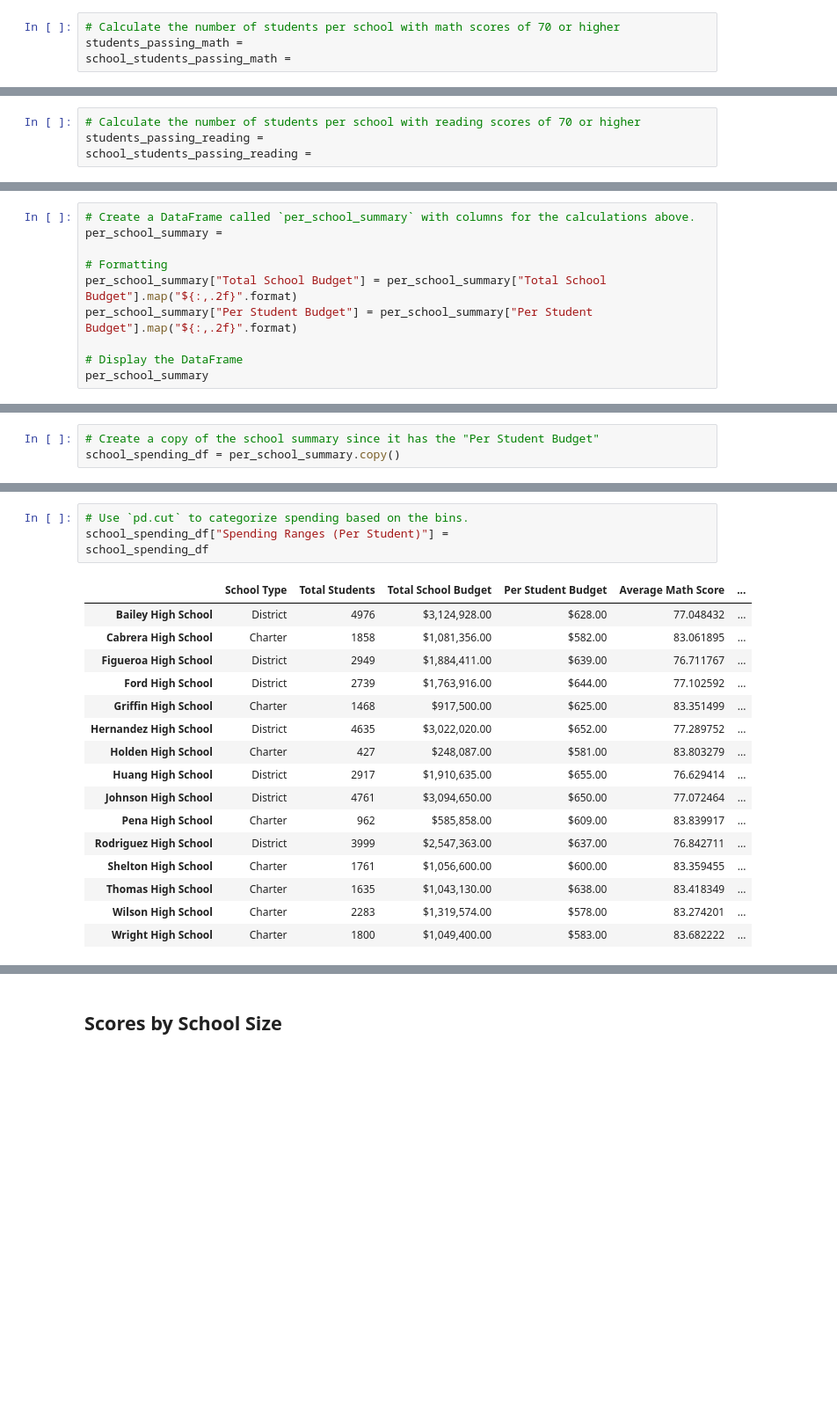
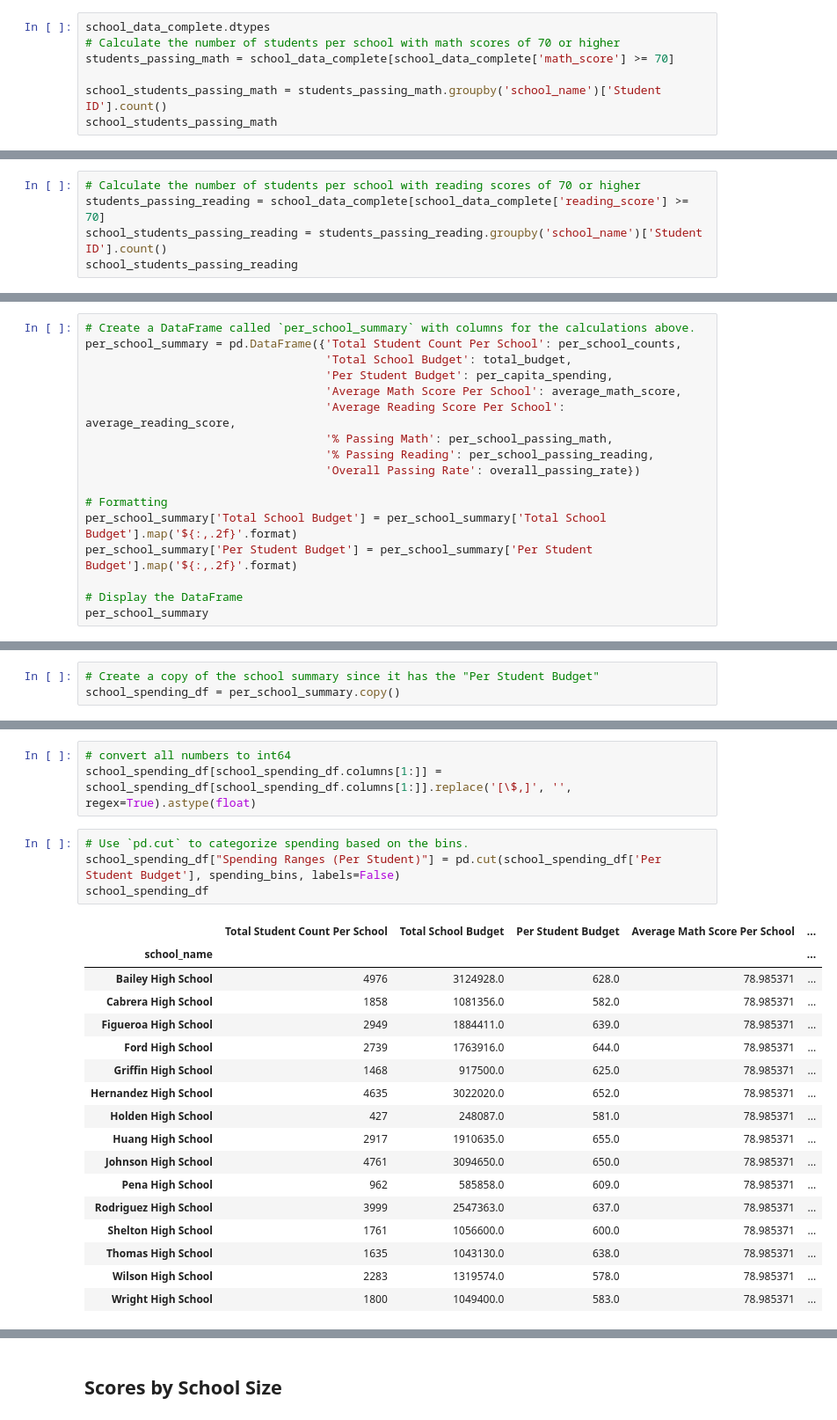
Before and after one commit to mshaaban1400/pandas-challenge, a Jupyter notebook: PyCitySchools/PyCitySchools_starter.ipynb, the cells around one changed output, grey strips where cells are left out. Shown: that part at 88% size. Cells and saved outputs as stored; diff of their text form; blank space fills up the shorter version.

```diff
--- a/PyCitySchools/PyCitySchools_starter.ipynb
+++ b/PyCitySchools/PyCitySchools_starter.ipynb
@@ -140,4 +212,7 @@ per_school_reading =
 # %%
+school_data_complete.dtypes
 # Calculate the number of students per school with math scores of 70 or higher
-students_passing_math =
-school_students_passing_math =
+students_passing_math = school_data_complete[school_data_complete['math_score'] >= 70]
+
+school_students_passing_math = students_passing_math.groupby('school_name')['Student ID'].count()
+school_students_passing_math
@@ -144,4 +237,5 @@ school_students_passing_math =
 # %%
 # Calculate the number of students per school with reading scores of 70 or higher
-students_passing_reading =
-school_students_passing_reading =
+students_passing_reading = school_data_complete[school_data_complete['reading_score'] >= 70]
+school_students_passing_reading = students_passing_reading.groupby('school_name')['Student ID'].count()
+school_students_passing_reading
@@ -158,11 +289,18 @@ per_school_passing_reading = school_students_passing_reading / per_school_counts
 overall_passing_rate = school_students_passing_math_and_reading / per_school_counts * 100
 # %%
 # Create a DataFrame called `per_school_summary` with columns for the calculations above.
-per_school_summary =
+per_school_summary = pd.DataFrame({'Total Student Count Per School': per_school_counts,
+                                   'Total School Budget': total_budget,
+                                   'Per Student Budget': per_capita_spending,
+                                   'Average Math Score Per School': average_math_score,
+                                   'Average Reading Score Per School': average_reading_score,
+                                   '% Passing Math': per_school_passing_math,
+                                   '% Passing Reading': per_school_passing_reading,
+                                   'Overall Passing Rate': overall_passing_rate})
 
 # Formatting
-per_school_summary["Total School Budget"] = per_school_summary["Total School Budget"].map("${:,.2f}".format)
-per_school_summary["Per Student Budget"] = per_school_summary["Per Student Budget"].map("${:,.2f}".format)
+per_school_summary['Total School Budget'] = per_school_summary['Total School Budget'].map('${:,.2f}'.format)
+per_school_summary['Per Student Budget'] = per_school_summary['Per Student Budget'].map('${:,.2f}'.format)
 
 # Display the DataFrame
 per_school_summary
@@ -302,23 +462,27 @@ school_spending_df = per_school_summary.copy()
+# %%
+# convert all numbers to int64
+school_spending_df[school_spending_df.columns[1:]] = school_spending_df[school_spending_df.columns[1:]].replace('[\$,]', '', regex=True).astype(float)
 # %%
 # Use `pd.cut` to categorize spending based on the bins.
-school_spending_df["Spending Ranges (Per Student)"] =
+school_spending_df["Spending Ranges (Per Student)"] = pd.cut(school_spending_df['Per Student Budget'], spending_bins, labels=False)
 school_spending_df
 # %% [output]
-|  | School Type | Total Students | Total School Budget | Per Student Budget | Average Math Score | ... |
-| Bailey High School | District | 4976 | $3,124,928.00 | $628.00 | 77.048432 | ... |
-| Cabrera High School | Charter | 1858 | $1,081,356.00 | $582.00 | 83.061895 | ... |
-| Figueroa High School | District | 2949 | $1,884,411.00 | $639.00 | 76.711767 | ... |
-| Ford High School | District | 2739 | $1,763,916.00 | $644.00 | 77.102592 | ... |
-| Griffin High School | Charter | 1468 | $917,500.00 | $625.00 | 83.351499 | ... |
-| Hernandez High School | District | 4635 | $3,022,020.00 | $652.00 | 77.289752 | ... |
-| Holden High School | Charter | 427 | $248,087.00 | $581.00 | 83.803279 | ... |
-| Huang High School | District | 2917 | $1,910,635.00 | $655.00 | 76.629414 | ... |
-| Johnson High School | District | 4761 | $3,094,650.00 | $650.00 | 77.072464 | ... |
-| Pena High School | Charter | 962 | $585,858.00 | $609.00 | 83.839917 | ... |
-| Rodriguez High School | District | 3999 | $2,547,363.00 | $637.00 | 76.842711 | ... |
-| Shelton High School | Charter | 1761 | $1,056,600.00 | $600.00 | 83.359455 | ... |
-| Thomas High School | Charter | 1635 | $1,043,130.00 | $638.00 | 83.418349 | ... |
-| Wilson High School | Charter | 2283 | $1,319,574.00 | $578.00 | 83.274201 | ... |
-| Wright High School | Charter | 1800 | $1,049,400.00 | $583.00 | 83.682222 | ... |
+|  | Total Student Count Per School | Total School Budget | Per Student Budget | Average Math Score Per School | ... |
+| school_name |  |  |  |  | ... |
+| Bailey High School | 4976 | 3124928.0 | 628.0 | 78.985371 | ... |
+| Cabrera High School | 1858 | 1081356.0 | 582.0 | 78.985371 | ... |
+| Figueroa High School | 2949 | 1884411.0 | 639.0 | 78.985371 | ... |
+| Ford High School | 2739 | 1763916.0 | 644.0 | 78.985371 | ... |
+| Griffin High School | 1468 | 917500.0 | 625.0 | 78.985371 | ... |
+| Hernandez High School | 4635 | 3022020.0 | 652.0 | 78.985371 | ... |
+| Holden High School | 427 | 248087.0 | 581.0 | 78.985371 | ... |
+| Huang High School | 2917 | 1910635.0 | 655.0 | 78.985371 | ... |
+| Johnson High School | 4761 | 3094650.0 | 650.0 | 78.985371 | ... |
+| Pena High School | 962 | 585858.0 | 609.0 | 78.985371 | ... |
+| Rodriguez High School | 3999 | 2547363.0 | 637.0 | 78.985371 | ... |
+| Shelton High School | 1761 | 1056600.0 | 600.0 | 78.985371 | ... |
+| Thomas High School | 1635 | 1043130.0 | 638.0 | 78.985371 | ... |
+| Wilson High School | 2283 | 1319574.0 | 578.0 | 78.985371 | ... |
+| Wright High School | 1800 | 1049400.0 | 583.0 | 78.985371 | ... |
 # %%
 #  Calculate averages for the desired columns.
```
Also changed, not shown: parts of 32 cells of this notebook, 2 other files.
